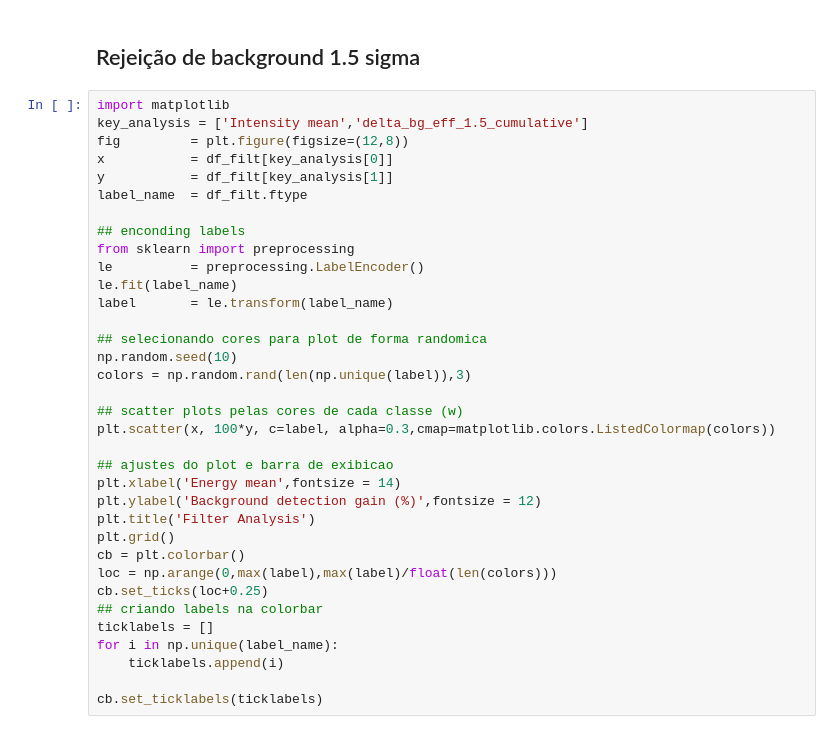
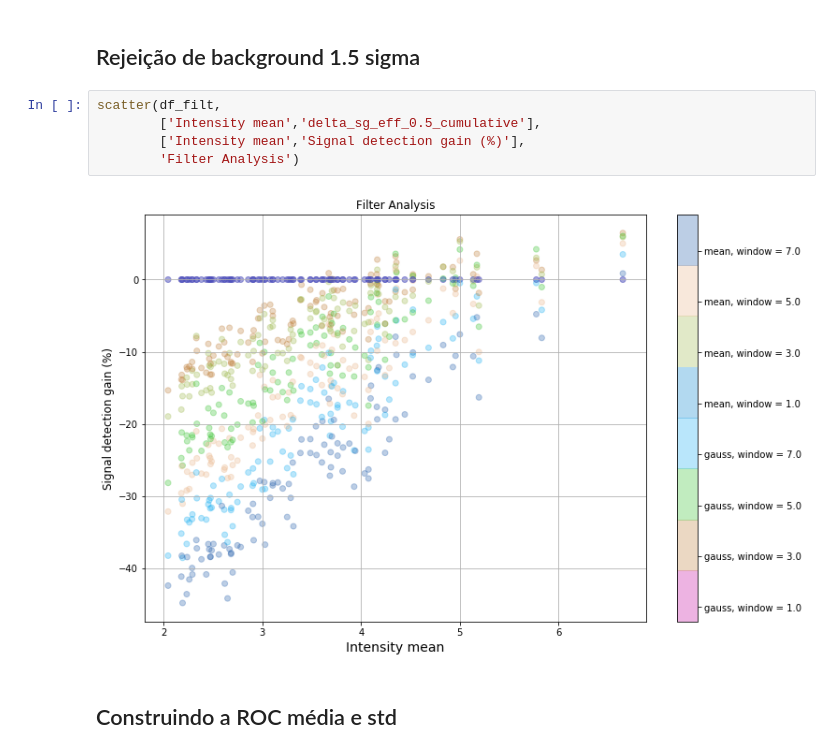
Before and after one commit to Gui1402/filtering_cygnus, a Jupyter notebook: notebooks/filter_analysis.ipynb, the cells around one changed output. Drawn from its saved outputs; the diff is of its cells as text.

```diff
--- a/notebooks/filter_analysis.ipynb
+++ b/notebooks/filter_analysis.ipynb
@@ -200,37 +192,11 @@ cb.set_ticklabels(ticklabels)
 # %% [markdown]
 ## Rejeição de background 1.5 sigma
-# %%
-import matplotlib
-key_analysis = ['Intensity mean','delta_bg_eff_1.5_cumulative']
-fig         = plt.figure(figsize=(12,8))
-x           = df_filt[key_analysis[0]]
-y           = df_filt[key_analysis[1]]
-label_name  = df_filt.ftype
-
-## enconding labels
-from sklearn import preprocessing
-le          = preprocessing.LabelEncoder()
-le.fit(label_name)
-label       = le.transform(label_name)
-
-## selecionando cores para plot de forma randomica
-np.random.seed(10)
-colors = np.random.rand(len(np.unique(label)),3)
-
-## scatter plots pelas cores de cada classe (w)
-plt.scatter(x, 100*y, c=label, alpha=0.3,cmap=matplotlib.colors.ListedColormap(colors))
-
-## ajustes do plot e barra de exibicao
-plt.xlabel('Energy mean',fontsize = 14)
-plt.ylabel('Background detection gain (%)',fontsize = 12)
-plt.title('Filter Analysis')
-plt.grid()
-cb = plt.colorbar()
-loc = np.arange(0,max(label),max(label)/float(len(colors)))
-cb.set_ticks(loc+0.25)
-## criando labels na colorbar
-ticklabels = []
-for i in np.unique(label_name):
-    ticklabels.append(i)
-
-cb.set_ticklabels(ticklabels)
+# %%
+scatter(df_filt,
+        ['Intensity mean','delta_sg_eff_0.5_cumulative'],
+        ['Intensity mean','Signal detection gain (%)'],
+        'Filter Analysis')
+# %% [output]
+[figure, added]
+# %% [markdown]
+## Construindo a ROC média e std
```
Also changed, not shown: parts of 28 cells of this notebook.
